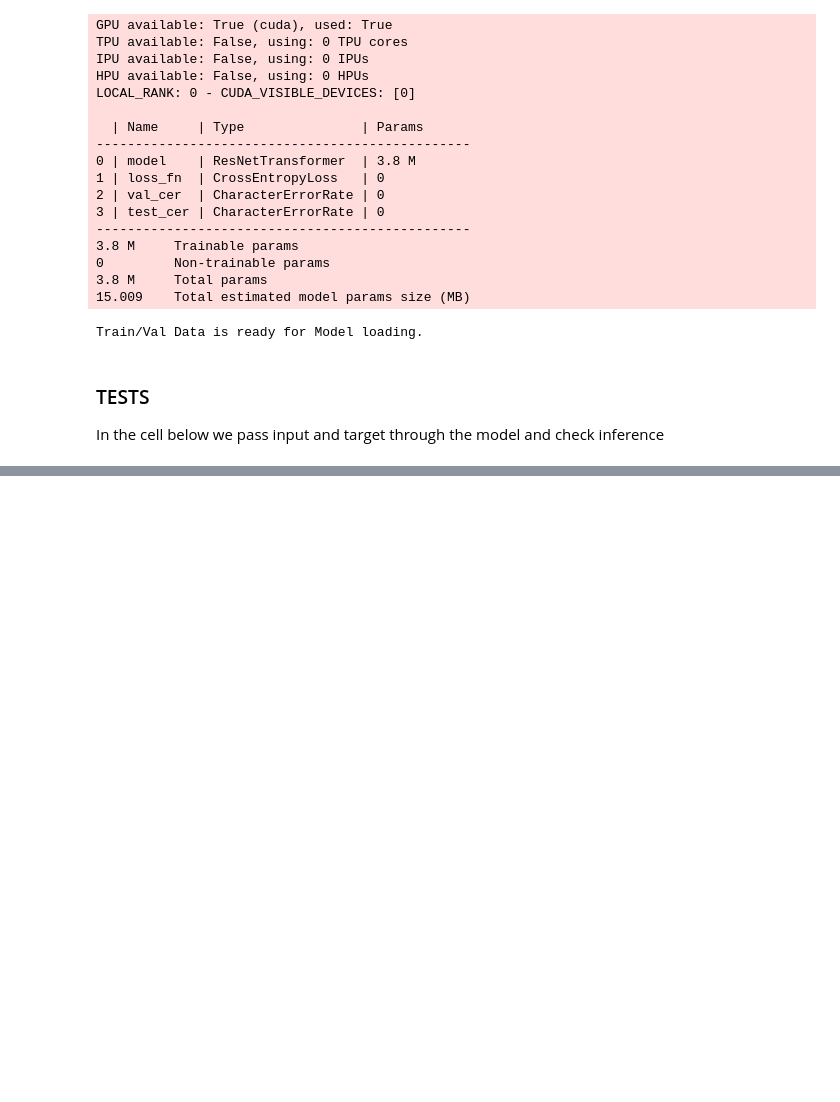
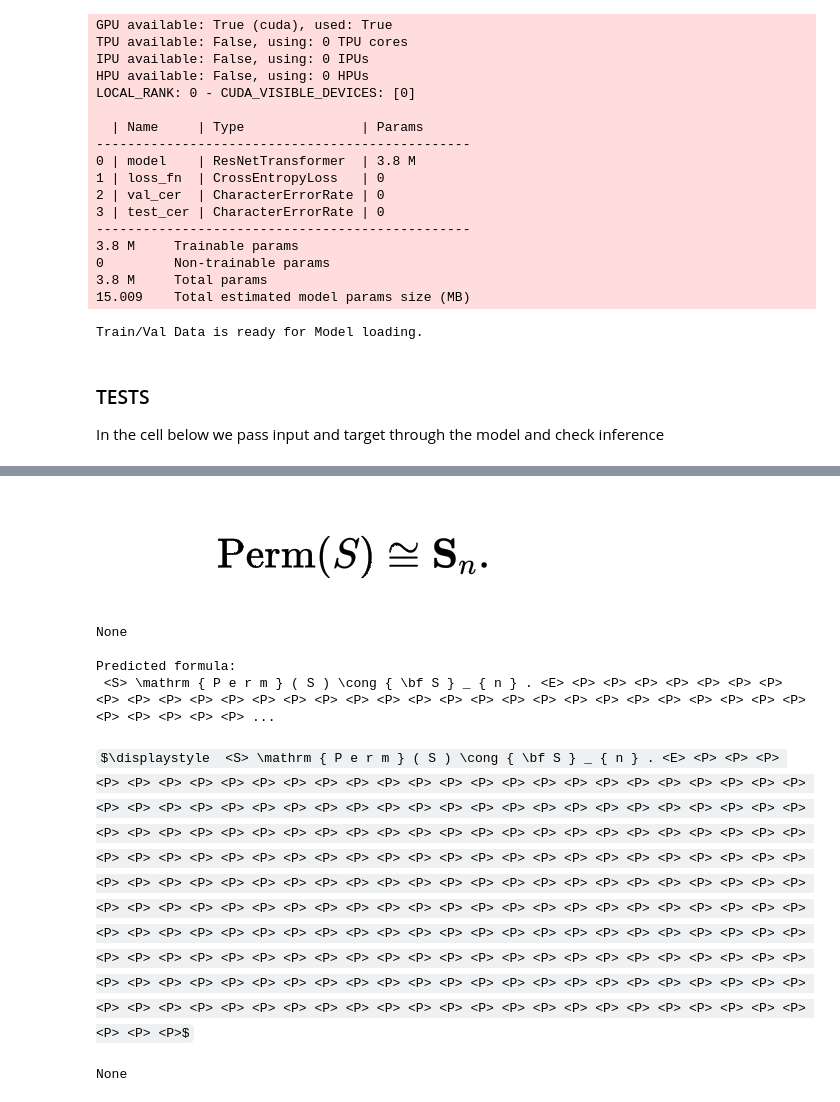
Before and after one commit to gmarus777/image-to-tex-OCR, a Jupyter notebook: Jupyter_Notebooks/GPC_MODEL1_character_tokenizer.ipynb, the cells around one changed output, grey strips where cells are left out. Saved outputs shown, nothing was run; the diff lists cells and outputs as text; code cells hidden in the pictures; some formulas as TeX source; blank space fills up the shorter version.

```diff
--- a/Jupyter_Notebooks/GPC_MODEL1_character_tokenizer.ipynb
+++ b/Jupyter_Notebooks/GPC_MODEL1_character_tokenizer.ipynb
@@ -185,13 +178,21 @@ print(display(Math(token_to_strings(my_prediction))))
 # %%
 ### ALB
 
-my_image_path= "Jupyter_Notebooks/zarhin.png"
+my_image_path= "Jupyter_Notebooks/test_photos/zarhin.png"
 my_image = Image.open(my_image_path).convert("L")
-my_image_tensor = dataset.image_transform_alb(image=np.array(my_image))['image']
+my_image_tensor = dataset.image_transform_test(image=np.array(my_image))['image']
 print(display(my_image))
 print('\nPredicted formula:')
 with torch.no_grad():
     model.eval()
     my_prediction =  model.predict(my_image_tensor.unsqueeze(0).to(dev))
 print(token_to_strings(my_prediction))
 print(display(Math(token_to_strings(my_prediction))))
+# %% [output]
+[figure, added]
+None
+
+Predicted formula:
+ <S> \mathrm { P e r m } ( S ) \cong { \bf S } _ { n } . <E> <P> <P> <P> <P> <P> <P> <P> <P> <P> <P> <P> <P> <P> <P> <P> <P> <P> <P> <P> <P> <P> <P> <P> <P> <P> <P> <P> <P> <P> <P> <P> <P> <P> <P> <P> ...
+$\displaystyle  <S> \mathrm { P e r m } ( S ) \cong { \bf S } _ { n } . <E> <P> <P> <P> <P> <P> <P> <P> <P> <P> <P> <P> <P> <P> <P> <P> <P> <P> <P> <P> <P> <P> <P> <P> <P> <P> <P> <P> <P> <P> <P> <P> <P> <P> <P> <P> <P> <P> <P> <P> <P> <P> <P> <P> <P> <P> <P> <P> <P> <P> <P> <P> <P> <P> <P> <P> <P> <P> <P> <P> <P> <P> <P> <P> <P> <P> <P> <P> <P> <P> <P> <P> <P> <P> <P> <P> <P> <P> <P> <P> <P> <P> <P> <P> <P> <P> <P> <P> <P> <P> <P> <P> <P> <P> <P> <P> <P> <P> <P> <P> <P> <P> <P> <P> <P> <P> <P> <P> <P> <P> <P> <P> <P> <P> <P> <P> <P> <P> <P> <P> <P> <P> <P> <P> <P> <P> <P> <P> <P> <P> <P> <P> <P> <P> <P> <P> <P> <P> <P> <P> <P> <P> <P> <P> <P> <P> <P> <P> <P> <P> <P> <P> <P> <P> <P> <P> <P> <P> <P> <P> <P> <P> <P> <P> <P> <P> <P> <P> <P> <P> <P> <P> <P> <P> <P> <P> <P> <P> <P> <P> <P> <P> <P> <P> <P> <P> <P> <P> <P> <P> <P> <P> <P> <P> <P> <P> <P> <P> <P> <P> <P> <P> <P> <P> <P> <P> <P> <P> <P> <P> <P> <P> <P> <P> <P> <P> <P> <P> <P> <P> <P> <P> <P> <P> <P> <P> <P> <P> <P> <P> <P> <P> <P> <P> <P> <P> <P>$
+None
```
Also changed, not shown: parts of 10 cells of this notebook.
